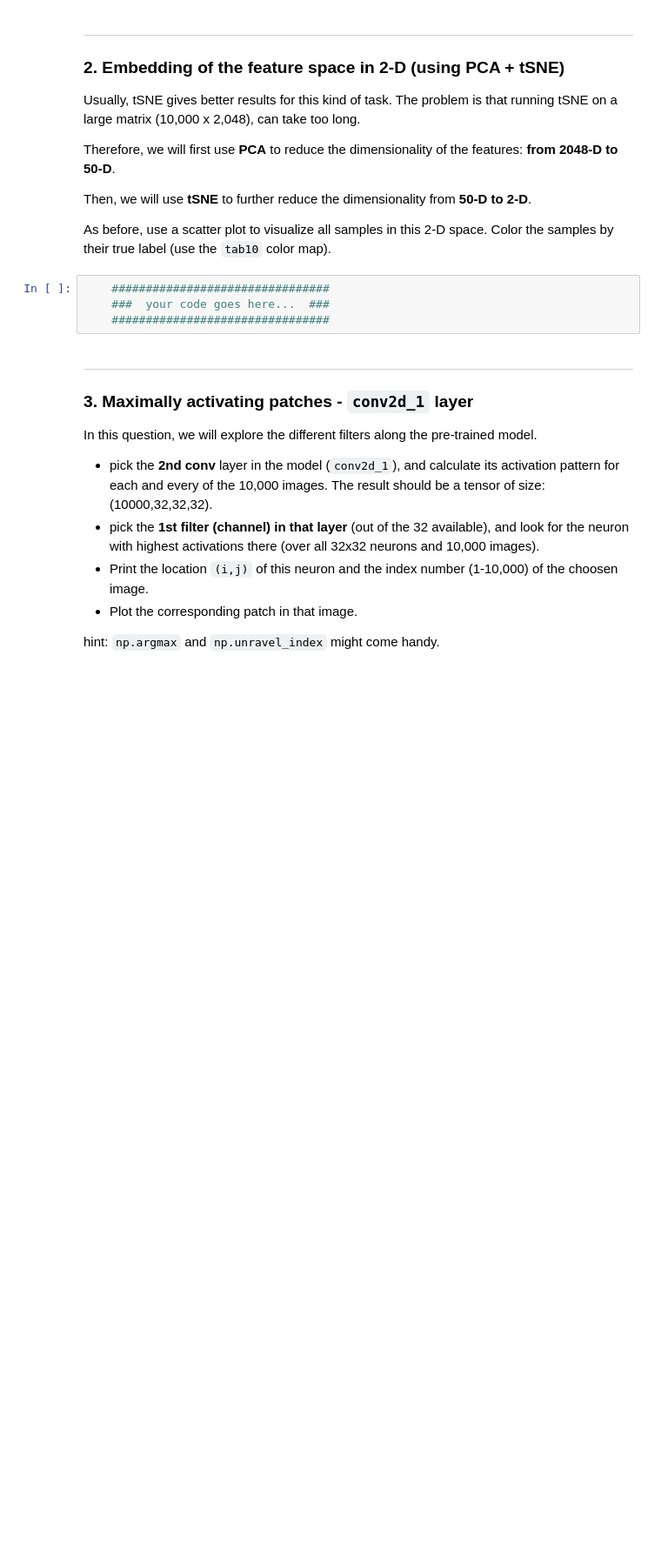
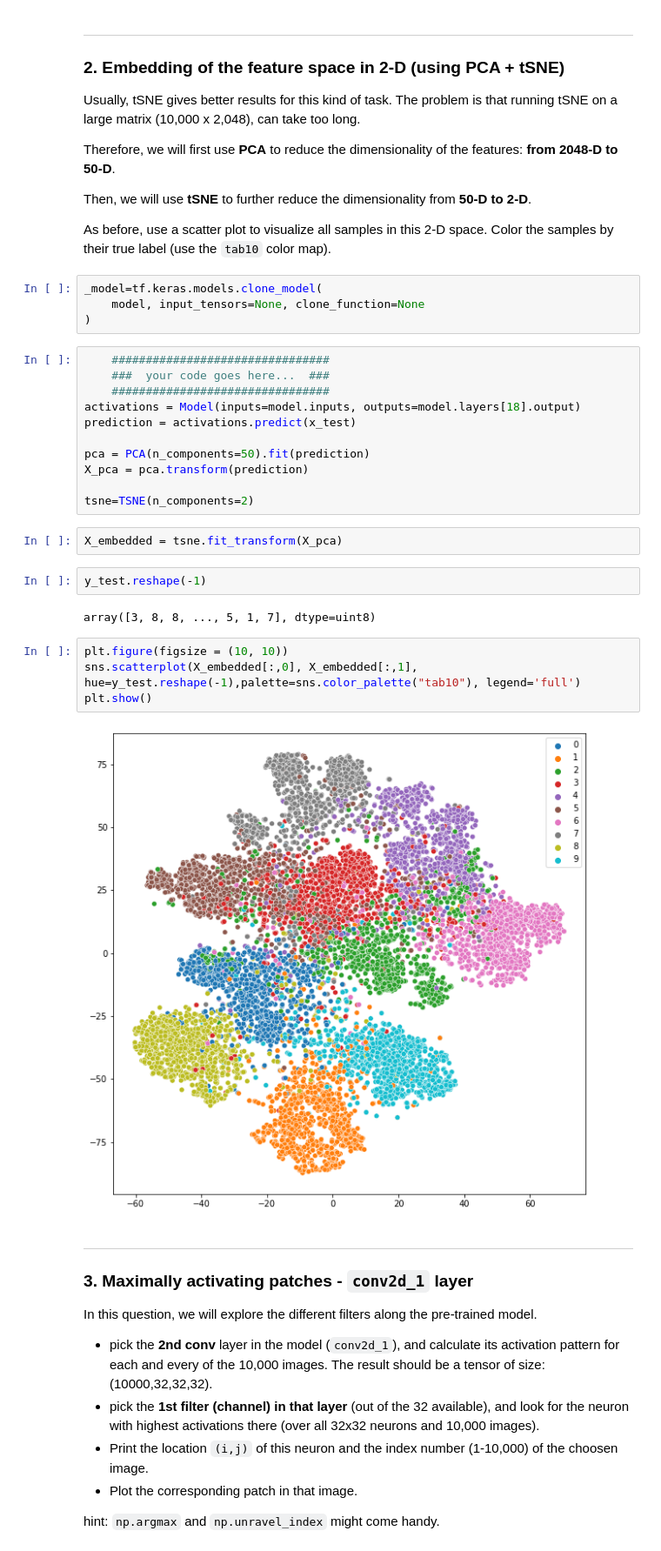
Before and after one commit to JustAlex5/deep_learning, a Jupyter notebook: ex6.ipynb, the cells around one changed output. Shown at 87% size. Saved outputs shown, nothing was run; the diff lists cells and outputs as text; blank space fills up the shorter version.

```diff
--- a/ex6.ipynb
+++ b/ex6.ipynb
@@ -73,10 +129,33 @@ Therefore, we will first use **PCA** to reduce the dimensionality of the feature
 Then, we will use **tSNE** to further reduce the dimensionality from **50-D to 2-D**.
 
 As before, use a scatter plot to visualize all  samples in this 2-D space. Color the samples by their true label (use the `tab10` color map).
-# %%
-    ################################
-    ###  your code goes here...  ###
-    ################################
+# %%
+_model=tf.keras.models.clone_model(
+    model, input_tensors=None, clone_function=None
+)
+# %%
+    ################################
+    ###  your code goes here...  ###
+    ################################
+activations = Model(inputs=model.inputs, outputs=model.layers[18].output)
+prediction = activations.predict(x_test)
+
+pca = PCA(n_components=50).fit(prediction)
+X_pca = pca.transform(prediction)
+
+tsne=TSNE(n_components=2)
+# %%
+X_embedded = tsne.fit_transform(X_pca)
+# %%
+y_test.reshape(-1)
+# %% [output]
+array([3, 8, 8, ..., 5, 1, 7], dtype=uint8)
+# %%
+plt.figure(figsize = (10, 10))
+sns.scatterplot(X_embedded[:,0], X_embedded[:,1], hue=y_test.reshape(-1),palette=sns.color_palette("tab10"), legend='full')
+plt.show()
+# %% [output]
+[figure, added]
 # %% [markdown]
 ---
 ### 3. Maximally activating patches - `conv2d_1` layer
```
Also changed, not shown: parts of 23 cells of this notebook.
